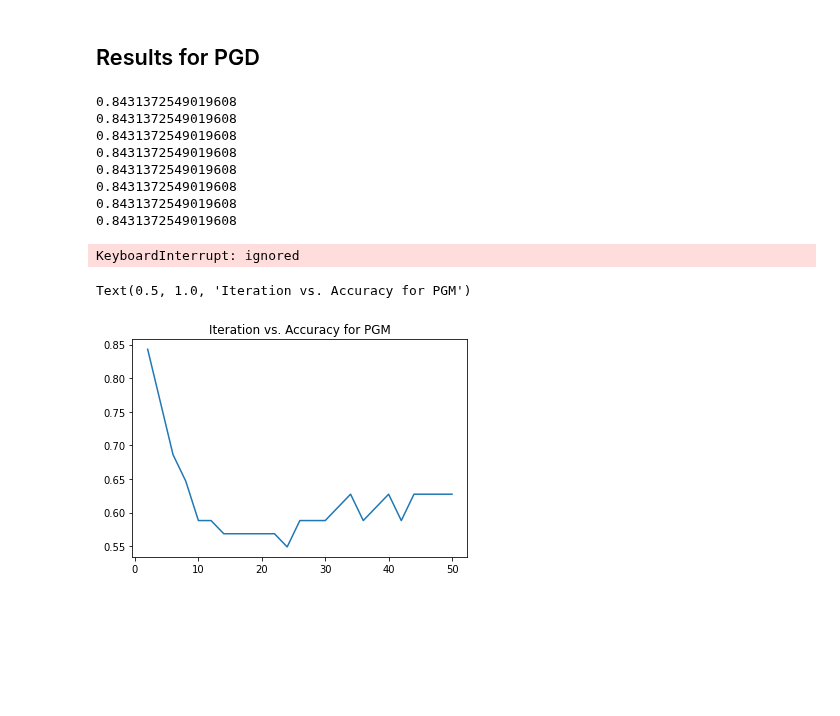
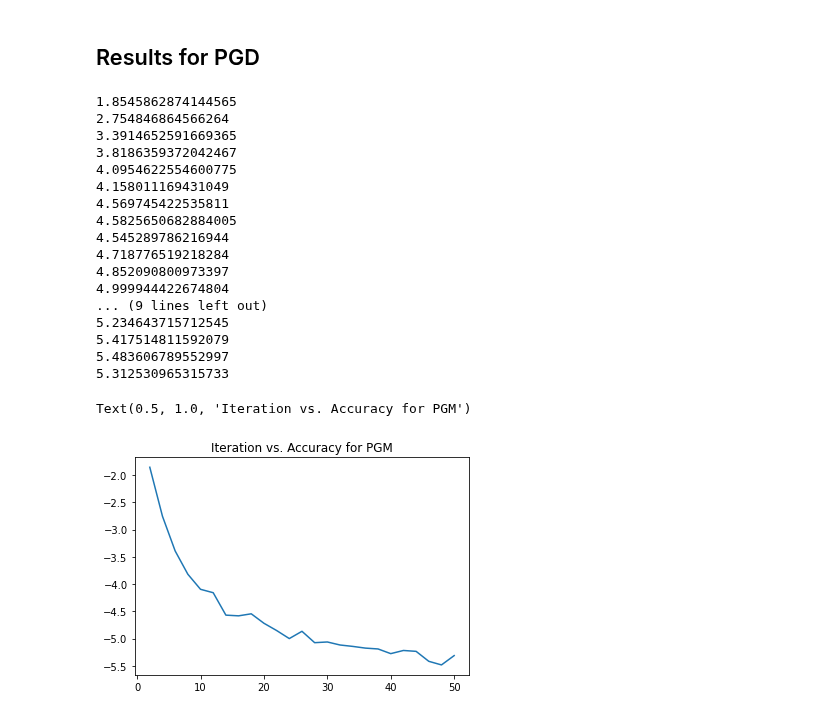
Before and after one commit to ypeng22/DLFinal, a Jupyter notebook: image_cnn_lstm_new.ipynb, the cells around one changed output. Saved outputs shown, nothing was run; the diff lists cells and outputs as text; code cells hidden in the pictures; blank space fills up the shorter version.

```diff
--- a/image_cnn_lstm_new.ipynb
+++ b/image_cnn_lstm_new.ipynb
@@ -370,7 +362,7 @@ class HAttack():
             self.loss = loss
             self.epsilon = epsilon
 
-        def forward(self, x, y, model, num_iter=1, pmp_iter = 1, alpha=0.01, inner_alpha=1):
+        def forward(self, x, y, model, num_iter=1, pmp_iter = 1, alpha=1, inner_alpha=1):
             """
 
             """
@@ -380,9 +372,6 @@ class HAttack():
             x = model.cnn_block(x)
             x_adv = x.clone().detach()
 
-            #x_adv = x_adv + torch.empty_like(x_adv).uniform_(-self.epsilon, self.epsilon)
-            #x_adv = torch.clamp(x_adv, min=0, max=1).detach()
-
             delta = torch.empty_like(x_adv).uniform_(-self.epsilon, self.epsilon)
 
             for iteration in range(num_iter):
@@ -391,31 +380,28 @@ class HAttack():
                 x_adv = Variable(x_adv, requires_grad=True)
                 # Step 1: Calculate the Loss and then calculate the
                 # gradient of the Loss w.r.t the image
-                #out = model.cnn_block(x_adv)
 
                 out = model.lstm_block(x_adv)
                 loss_adv = self.loss(out[0].unsqueeze(0), y.long())
                 loss_adv.backward(retain_graph=True)
 
                 hidden_states = out[1]
-                p = Variable(hidden_states.grad[0].clone(), requires_grad=True)
+                p = hidden_states.grad[0]
 
                 for i in range(pmp_iter):
                     objective = torch.norm(torch.matmul(torch.transpose(p, 0, 1), hidden_states[0]))
                     objective.backward(retain_graph=True)
-                    print(torch.norm(objective))
-
-                    grad = torch.autograd.grad(objective, x_adv, retain_graph=False, create_graph=False)[0]
-
+                    #print(torch.norm(objective))
+                    grad = torch.autograd.grad(objective, x_adv, retain_graph=True, create_graph=False)[0]
                     delta = delta + inner_alpha * grad
 
+                #x_temp = x_adv + alpha * torch.sign(delta)
                 x_temp = x_adv + alpha * delta
-                #x_temp = x_adv + x_adv.grad * alpha
 
                 # Clamp the attack to be within such that the maximum difference is epsilon
                 x_adv = x + torch.clamp(x_temp - x, -self.epsilon, self.epsilon)
 
-            x_adv = torch.clamp(x_adv, 0, 1)
+            #x_adv = torch.clamp(x_adv, 0, 1)
             return x_adv
 # %%
 model = cnn_lstm(4).to(dev)
@@ -540,37 +506,44 @@ accs = []
 loss = nn.CrossEntropyLoss()
 
 for iteration in iteration_range:
-  accurates = 0
+  losses = 0
   adv_attack = GradientAttack(loss, 0.1)
   for data in test_dataloader:
     torch.cuda.empty_cache()
     input = data['x'][0].to(dev)
     label = torch.tensor(data['y']).unsqueeze(0).to(dev)
-    input.requires_grad = True
     input = adv_attack.forward(input, label, model, num_iter=iteration)
+
     model.eval()
-    out = model(input)
-    if torch.argmax(out).item() == label:
-      accurates += 1
+    out = model.lstm_block(input)
+    losses += loss(out[0].unsqueeze(0), label.squeeze().unsqueeze(0).long()).item()
 
-  accs.append(accurates / len(test_dataloader))
-  print(accurates / len(test_dataloader))
+  accs.append(losses / len(test_dataloader))
+  print(losses / len(test_dataloader))
 # %% [output]
-0.8431372549019608
-0.8431372549019608
-0.8431372549019608
-0.8431372549019608
-0.8431372549019608
-0.8431372549019608
-0.8431372549019608
-0.8431372549019608
+1.8545862874144565
+2.754846864566264
+3.3914652591669365
+3.8186359372042467
+4.0954622554600775
+4.158011169431049
+4.569745422535811
+4.5825650682884005
+4.545289786216944
+4.718776519218284
+4.852090800973397
+4.999944422674804
+... (9 lines left out)
+5.234643715712545
+5.417514811592079
+5.483606789552997
+5.312530965315733
-KeyboardInterrupt: ignored
 # %%
-plt.plot(iteration_range, accs)
+plt.plot(iteration_range, [-i for i in accs])
 plt.title("Iteration vs. Accuracy for PGM")
 # %% [output]
 Text(0.5, 1.0, 'Iteration vs. Accuracy for PGM')
-[figure, old version]
+[figure, new version]
 # %%
 iteration_range = np.arange(2, 51, 2)
 accs2 = []
```
Also changed, not shown: parts of 8 cells of this notebook.
